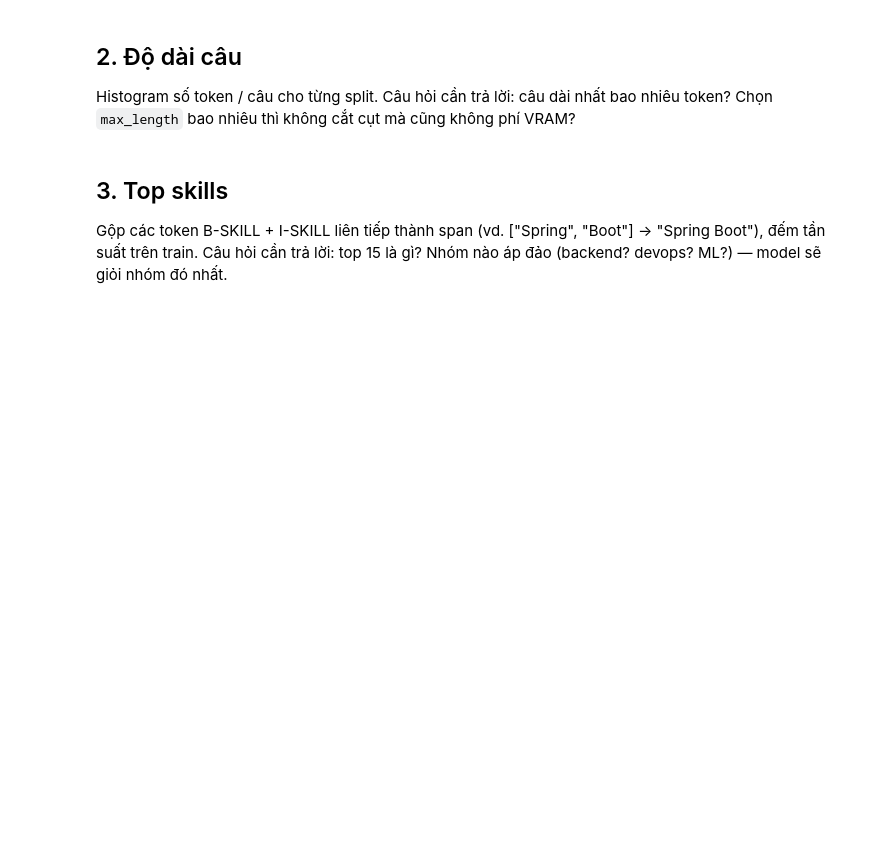
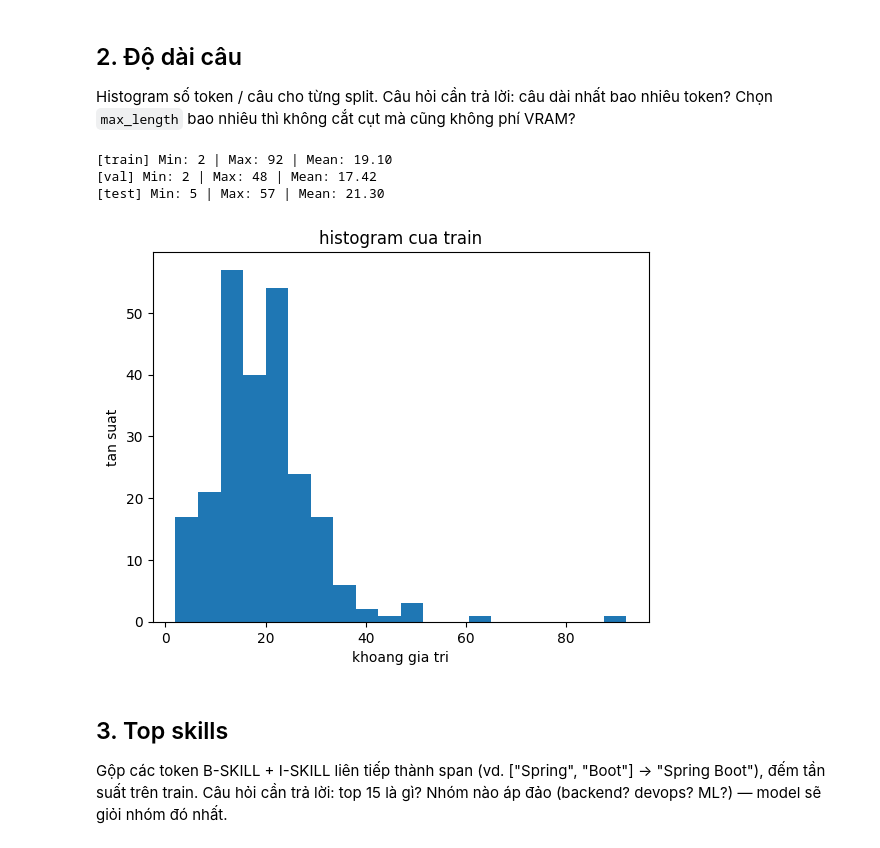
Before and after one commit to phamthaic4/vietnamese-job-skill-ner, a Jupyter notebook: notebooks/01_eda.ipynb, the cells around one changed output. Saved outputs shown, nothing was run; the diff lists cells and outputs as text; code cells hidden in the pictures; blank space fills up the shorter version.

```diff
--- a/notebooks/01_eda.ipynb
+++ b/notebooks/01_eda.ipynb
@@ -42,10 +75,36 @@ Histogram số token / câu cho từng split.
 Câu hỏi cần trả lời: câu dài nhất bao nhiêu token? Chọn `max_length` bao nhiêu thì không cắt cụt mà cũng không phí VRAM?
 # %%
 # TODO 2a: tinh list do dai cau: [len(s["tokens"]) for s in train], tuong tu val/test
+len_train = [len(s["tokens"]) for s in train]
+len_val = [len(s["tokens"]) for s in val]
+len_test = [len(s["tokens"]) for s in test]
+# TODO 2b: in min / max / trung binh moi split
+splits = {
+    "train" : len_train,
+    "val" : len_val,
+    "test" : len_test
+}
 
-# TODO 2b: in min / max / trung binh moi split
+for name, lengths in splits.items():
+    if lengths:
+        min_len = min(lengths)
+        max_len = max(lengths)
+        avg_len = sum(lengths) / len(lengths)
+        print(f"[{name}] Min: {min_len} | Max: {max_len} | Mean: {avg_len:.2f}")
+    else:
+        print(f"[{name}] Split rỗng")
 
 # TODO 2c: ve histogram do dai cau cua train (plt.hist, bins=20)
+plt.hist(len_train, bins=20)
+plt.title("histogram cua train")
+plt.xlabel("khoang gia tri")
+plt.ylabel("tan suat")
+plt.show()
+# %% [output]
+[train] Min: 2 | Max: 92 | Mean: 19.10
+[val] Min: 2 | Max: 48 | Mean: 17.42
+[test] Min: 5 | Max: 57 | Mean: 21.30
+[figure, added]
 # %% [markdown]
 ## 3. Top skills
 
```
Also changed, not shown: parts of 5 cells of this notebook, 1 other file.
